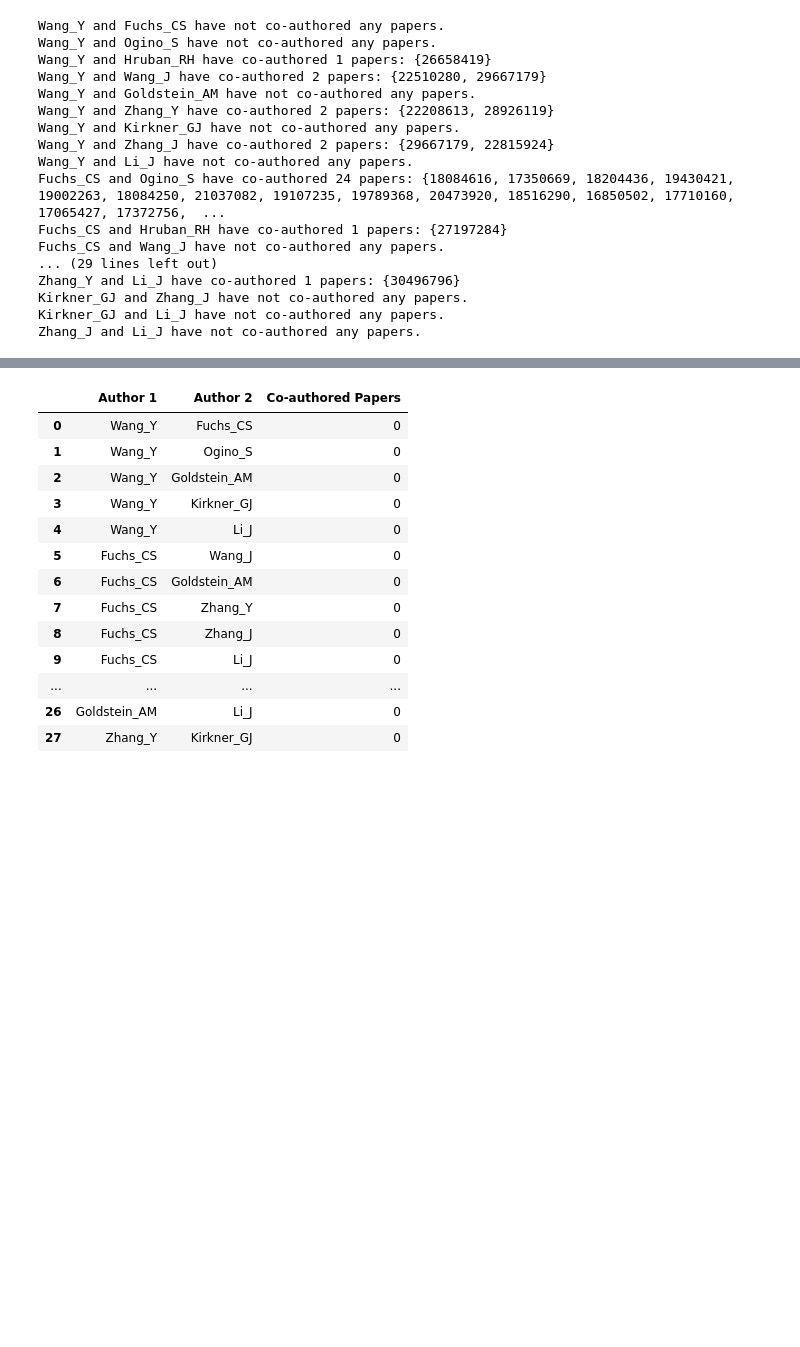
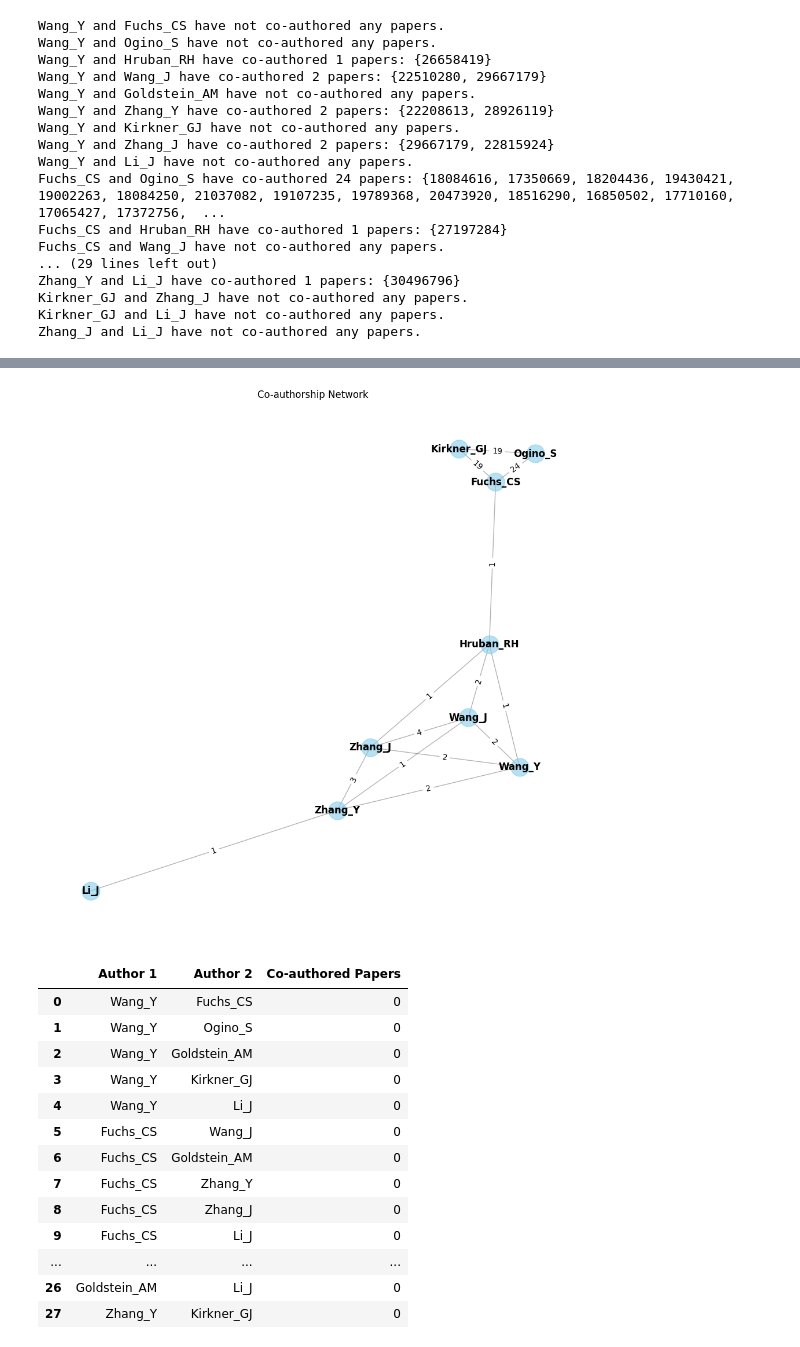
Before and after one commit to ThanakornMix/G1-Consulting-Data-Science, a Jupyter notebook: Consulting.ipynb, the cells around one changed output, grey strips where cells are left out. Cells and saved outputs as stored; diff of their text form; code cells hidden in the pictures; blank space fills up the shorter version.

```diff
--- a/Consulting.ipynb
+++ b/Consulting.ipynb
@@ -255,3 +268,32 @@ df_coauthored
+# %%
+# Create a graph object
+collaboration_network = nx.Graph()
+
+# Loop through your dataframe to add edges between researchers
+for _, row in df_coauthored.iterrows():
+    author1 = row['Author 1']
+    author2 = row['Author 2']
+    num_papers = len(row['Co-authored Papers'])  # Number of papers they co-authored
+
+    # Add an edge between the two authors with the weight being the number of papers
+    collaboration_network.add_edge(author1, author2, weight=num_papers)
+
+# Draw the network
+plt.figure(figsize=(12, 12))
+pos = nx.spring_layout(collaboration_network, k=0.5)  # Positions for nodes
+nx.draw_networkx_nodes(collaboration_network, pos, node_size=500, node_color="skyblue", alpha=0.6)
+nx.draw_networkx_edges(collaboration_network, pos, width=1.0, alpha=0.6, edge_color="gray")
+nx.draw_networkx_labels(collaboration_network, pos, font_size=12, font_weight='bold')
+
+# Add edge labels for the number of co-authored papers
+edge_labels = nx.get_edge_attributes(collaboration_network, 'weight')
+nx.draw_networkx_edge_labels(collaboration_network, pos, edge_labels=edge_labels)
+
+plt.title("Co-authorship Network")
+plt.axis("off")
+plt.show()
+# %% [output]
+[figure, added]
 # %%
 # The list of authors that has not colloborated with the papers in common
 df_no_coauthored
```
Also changed, not shown: parts of 11 cells of this notebook.
